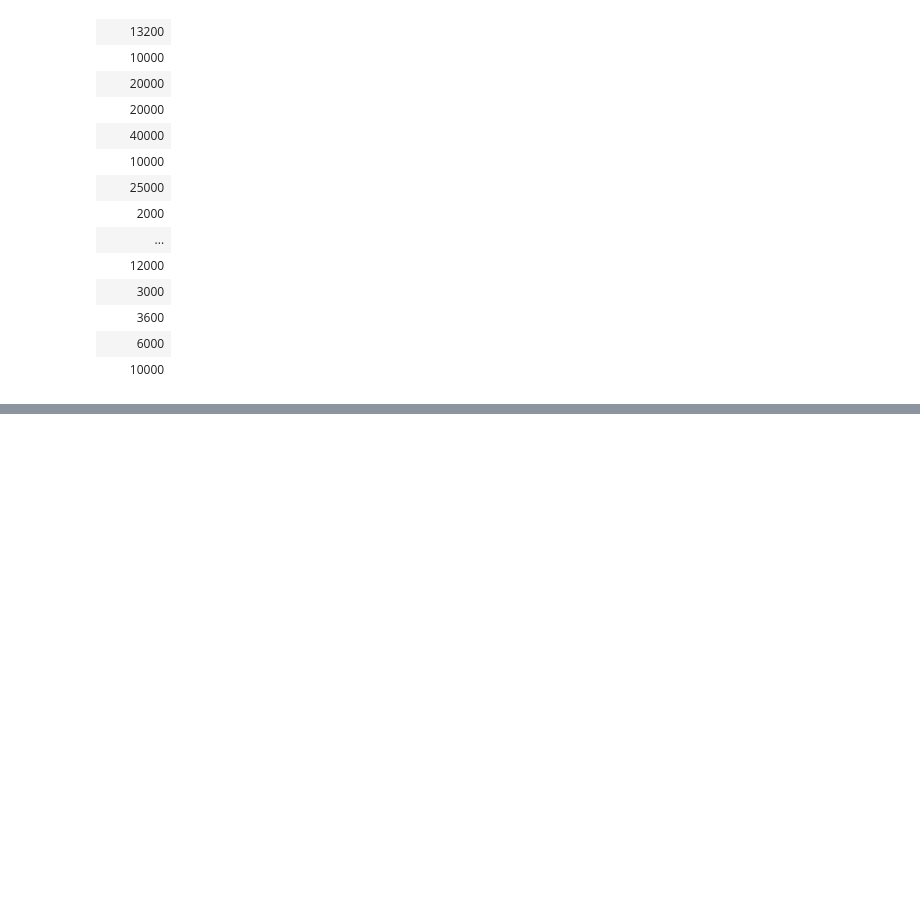
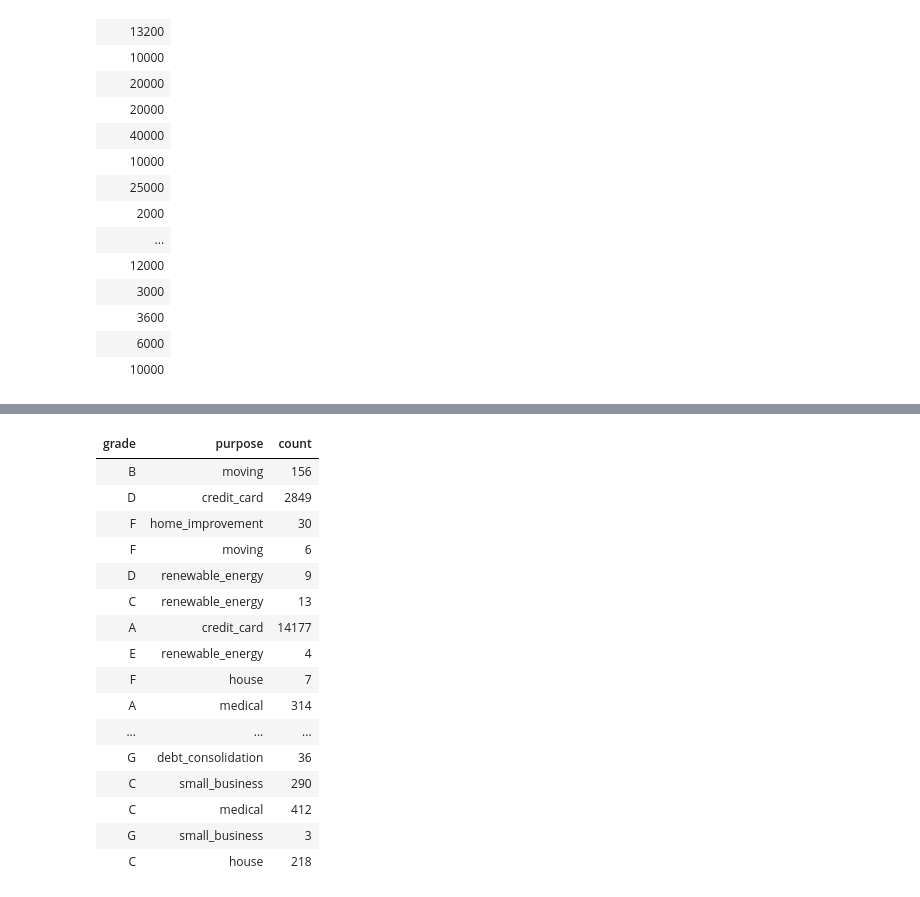
Before and after one commit to nortonlyr/spark_machine_learning_exercise_telco, a Jupyter notebook: LendingClubData/LendingClubEDA.ipynb, the cells around one changed output, grey strips where cells are left out. Saved outputs shown, nothing was run; the diff lists cells and outputs as text; code cells hidden in the pictures; blank space fills up the shorter version.

```diff
--- a/LendingClubData/LendingClubEDA.ipynb
+++ b/LendingClubData/LendingClubEDA.ipynb
@@ -270,0 +415,23 @@ FROM lc_loan_data
+# %%
+%sql
+SELECT grade, purpose, count(*) AS count
+FROM lc_loan_data
+GROUP BY grade, purpose
+# %% [output]
+| grade | purpose | count |
+| B | moving | 156 |
+| D | credit_card | 2849 |
+| F | home_improvement | 30 |
+| F | moving | 6 |
+| D | renewable_energy | 9 |
+| C | renewable_energy | 13 |
+| A | credit_card | 14177 |
+| E | renewable_energy | 4 |
+| F | house | 7 |
+| A | medical | 314 |
+| ... | ... | ... |
+| G | debt_consolidation | 36 |
+| C | small_business | 290 |
+| C | medical | 412 |
+| G | small_business | 3 |
+| C | house | 218 |
```
Also changed, not shown: parts of 13 cells of this notebook, 1 other file.
